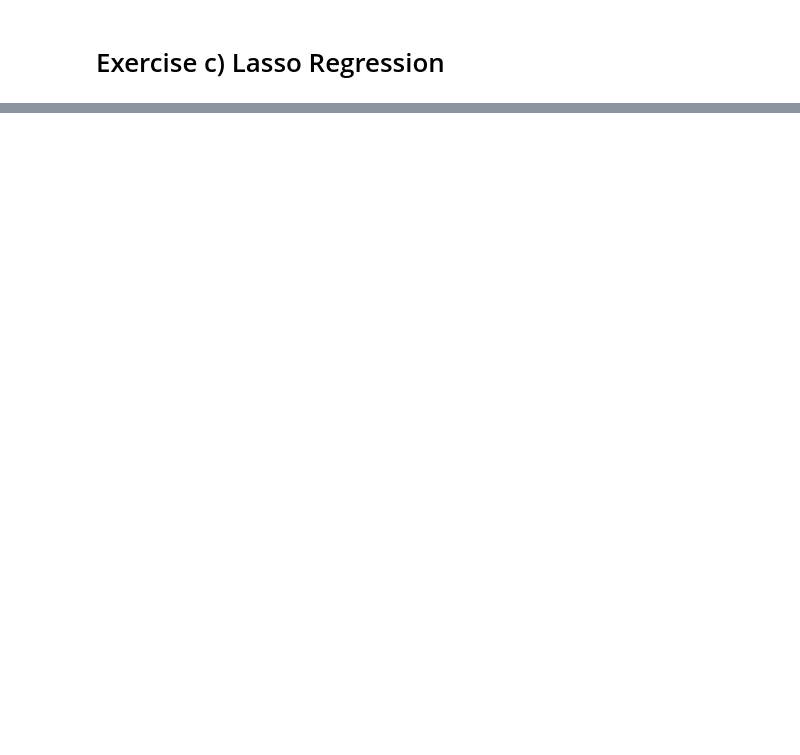
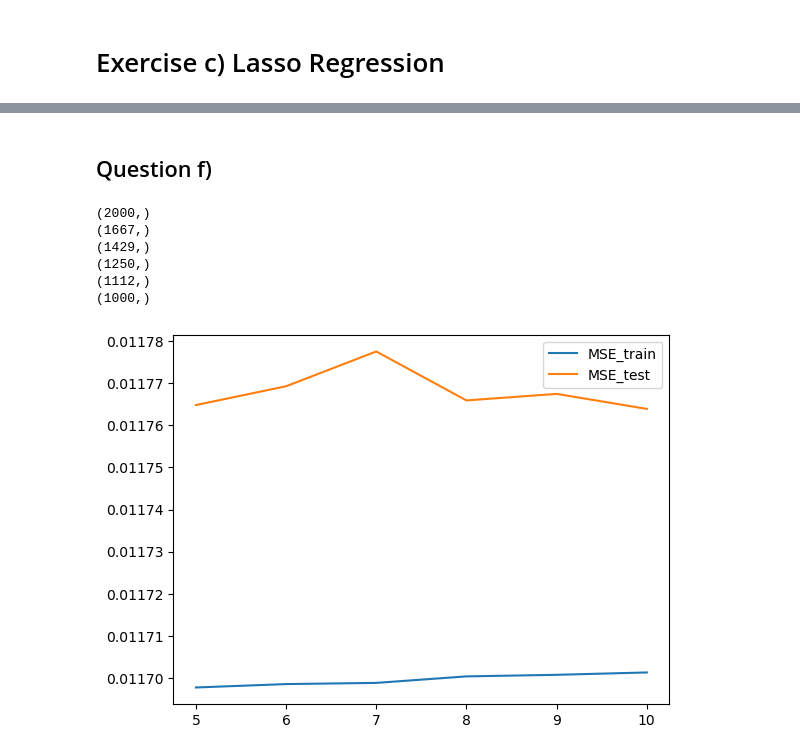
Before and after one commit to alessiasanfelici/FYS-STK4155-Project-1, a Jupyter notebook: Project-1 merged a) to c).ipynb, the cells around one changed output, grey strips where cells are left out. Cells and saved outputs as stored; diff of their text form; code cells hidden in the pictures; blank space fills up the shorter version.

```diff
--- a/Project-1 merged a) to c).ipynb
+++ b/Project-1 merged a) to c).ipynb
@@ -290,0 +291,75 @@ plt.show()
+# %% [markdown]
+## Question f)
+# %%
+import numpy as np
+import matplotlib.pyplot as plt
+
+def cross_validation (k, x, y, z, degree):
+    """
+    k: number of folds
+    z: data
+    degree: polynomial degree
+    n: number of data points
+    """
+    #create numpy arrays for MSE
+    MSE_train = np.zeros(k)
+    MSE_test = np.zeros(k)
+
+    #shuffle indexes
+    i = np.arange(len(z))
+    np.random.shuffle(i)
+    i = np.array_split(i,k) #split index into k folds, without raising an error when the number of indexes is not divisible by k
+    #for each fold, use the other k-1 folds for training and test on the remaining fold
+    for k in range(k):
+        #create design matrix
+        X = create_X(x, y, degree)
+
+        #split data into training and test
+        X_test = X[i[k]]
+        z_test = z[i[k]]
+
+        X_train = np.delete(X, i[k], axis=0)
+        z_train = np.delete(z, i[k])
+
+        #scale data
+        X_train_mean = np.mean(X_train,axis=0)
+        X_train = X_train - X_train_mean
+        X_test = X_test - X_train_mean
+
+        z_train_mean = np.mean(z_train)
+        z_train = z_train - z_train_mean
+        z_test = z_test - z_train_mean
+
+        #find beta and predict
+        U, S, VT = np.linalg.svd(X_train,full_matrices=False)
+        beta = (VT.T @ np.linalg.pinv(np.diag(S)) @ U.T) @ z_train
+        z_train_predict = X_train@beta
+        z_test_predict = X_test@beta
+
+        #compute MSE for training and test
+        MSE_train[k] = MSE(z_train, z_train_predict)
+        MSE_test[k] = MSE(z_test, z_test_predict)
+
+    #return mean MSE
+    MSE_train_mean = np.mean(MSE_train)
+    MSE_test_mean = np.mean(MSE_test)
+    return MSE_train_mean, MSE_test_mean
+
+
+MSE_train = np.zeros(6)
+MSE_test = np.zeros(6)
+folds = np.arange(5,11)
+for k in folds:
+    MSE_train[k-5], MSE_test[k-5] = cross_validation(k, x, y, z, 5)
+plt.plot(folds, MSE_train, label='MSE_train')
+plt.plot(folds, MSE_test, label='MSE_test')
+plt.legend()
+plt.show()
+# %% [output]
+(2000,)
+(1667,)
+(1429,)
+(1250,)
+(1112,)
+(1000,)
+[figure, added]
```
Also changed, not shown: parts of 4 cells of this notebook.
